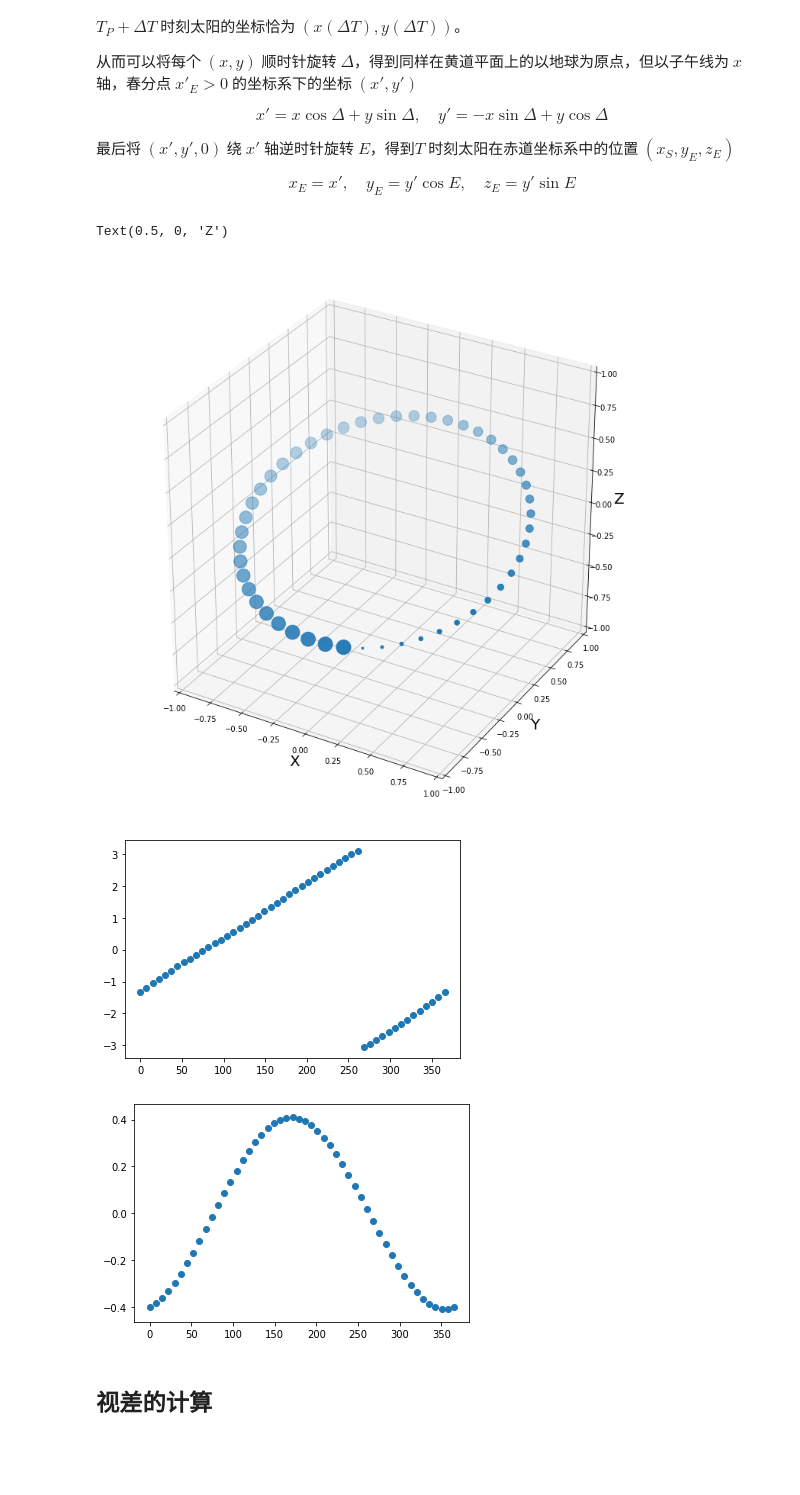
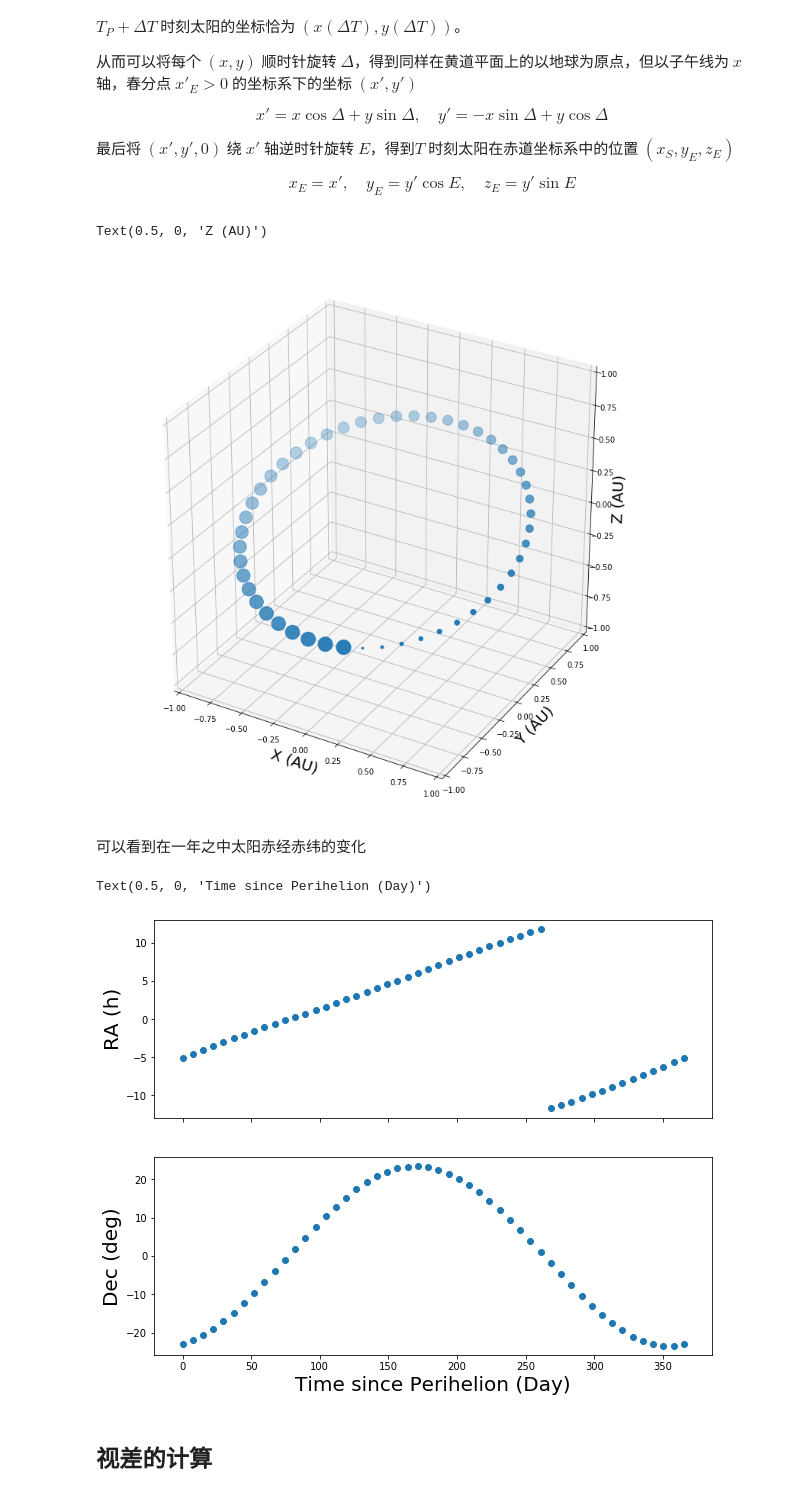
Before and after one commit to slowdivePTG/DIY_astrophysics, a Jupyter notebook: Astrophysics_Seminar/DIY2_parallax.ipynb, the cells around one changed output. Drawn from its saved outputs; the diff is of its cells as text; code cells hidden in the pictures; blank space fills up the shorter version.

```diff
--- a/Astrophysics_Seminar/DIY2_parallax.ipynb
+++ b/Astrophysics_Seminar/DIY2_parallax.ipynb
@@ -115,23 +121,27 @@ ax.set_xlim(-1, 1)
 ax.set_ylim(-1, 1)
 ax.set_zlim(-1, 1)
 
-ax.set_xlabel('X', fontsize=20)
-ax.set_ylabel('Y', fontsize=20)
-ax.set_zlabel('Z', fontsize=20)
+ax.set_xlabel('X (AU)', fontsize=20)
+ax.set_ylabel('Y (AU)', fontsize=20)
+ax.set_zlabel('Z (AU)', fontsize=20)
 # %% [output]
-Text(0.5, 0, 'Z')
+Text(0.5, 0, 'Z (AU)')
-[figure, old version]
+[figure, new version]
+# %% [markdown]
+可以看到在一年之中太阳赤经赤纬的变化
 # %%
 R2 = XE**2 + YE**2 + ZE**2
-ras = np.arctan2(YE, XE)
-decs = np.arcsin(ZE/np.sqrt(R2))
-plt.scatter(T_test, ras)
-plt.show()
-plt.scatter(T_test, decs)
-plt.show()
+ras = np.arctan2(YE, XE) / np.pi * 12
+decs = np.arcsin(ZE / np.sqrt(R2)) / np.pi * 180
+f, ax = plt.subplots(2, 1, figsize=(10, 8), sharex='all')
+ax[0].scatter(T_test, ras)
+ax[1].scatter(T_test, decs)
+ax[0].set_ylabel('RA (h)', fontsize=20)
+ax[1].set_ylabel('Dec (deg)', fontsize=20)
+ax[1].set_xlabel('Time since Perihelion (Day)', fontsize=20)
 # %% [output]
+Text(0.5, 0, 'Time since Perihelion (Day)')
-[figure, old version]
+[figure, new version]
-[figure, removed]
 # %% [markdown]
 ## 视差的计算
 # %% [markdown]
```
Also changed, not shown: parts of 26 cells of this notebook, 2 other files.
